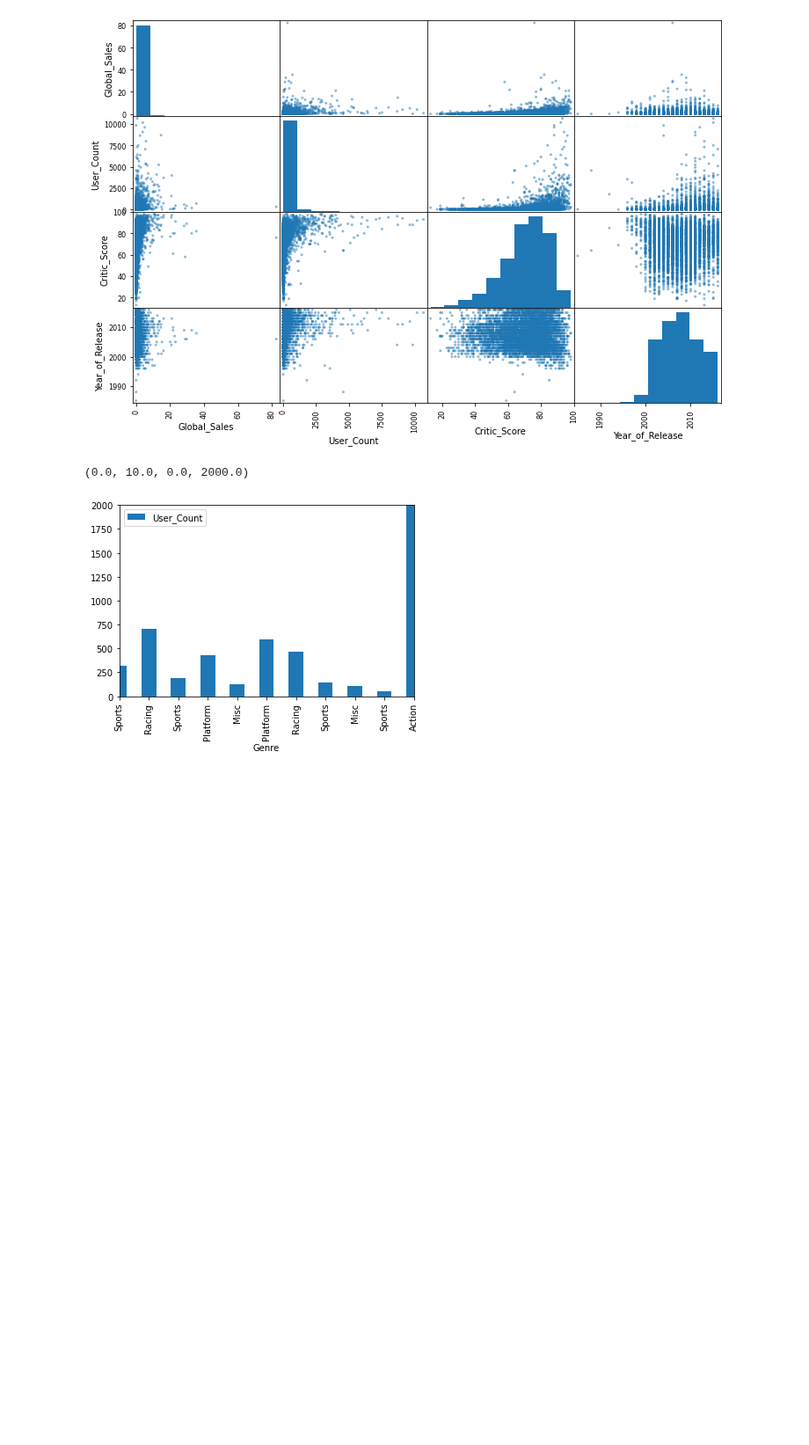
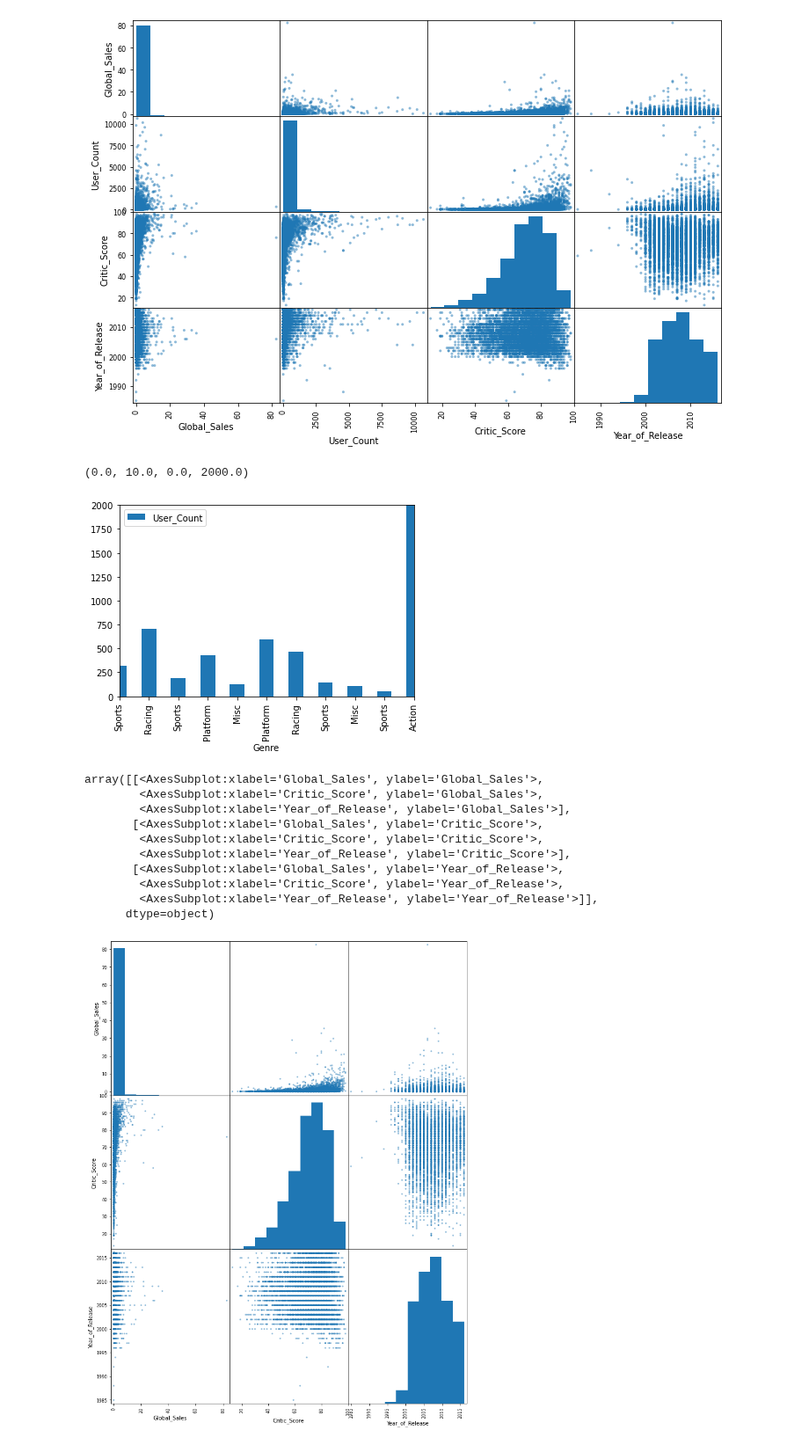
Before and after one commit to msadiq10/DMML-Group-15, a Jupyter notebook: group15-lab2.ipynb, the cells around one changed output. Shown at 88% size. Cells and saved outputs as stored; diff of their text form; code cells hidden in the pictures; blank space fills up the shorter version.

Commit message:
Plotting Graphs

```diff
--- a/group15-lab2.ipynb
+++ b/group15-lab2.ipynb
@@ -251,3 +251,18 @@ plt.axis([0, 10, 0, 2000])
 # %% [output]
 (0.0, 10.0, 0.0, 2000.0)
 [figure]
+# %%
+a=['Global_Sales', 'Critic_Score', 'Year_of_Release']
+scatter_matrix(df[a], figsize=(12, 16))
+# %% [output]
+array([[<AxesSubplot:xlabel='Global_Sales', ylabel='Global_Sales'>,
+        <AxesSubplot:xlabel='Critic_Score', ylabel='Global_Sales'>,
+        <AxesSubplot:xlabel='Year_of_Release', ylabel='Global_Sales'>],
+       [<AxesSubplot:xlabel='Global_Sales', ylabel='Critic_Score'>,
+        <AxesSubplot:xlabel='Critic_Score', ylabel='Critic_Score'>,
+        <AxesSubplot:xlabel='Year_of_Release', ylabel='Critic_Score'>],
+       [<AxesSubplot:xlabel='Global_Sales', ylabel='Year_of_Release'>,
+        <AxesSubplot:xlabel='Critic_Score', ylabel='Year_of_Release'>,
+        <AxesSubplot:xlabel='Year_of_Release', ylabel='Year_of_Release'>]],
+      dtype=object)
+[figure, added]
```
